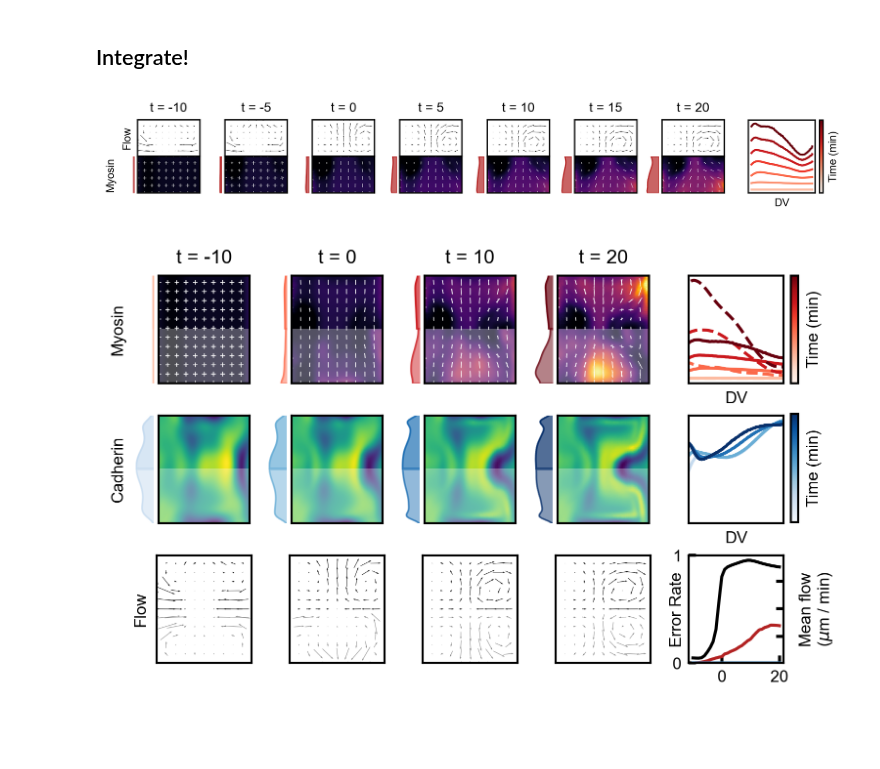
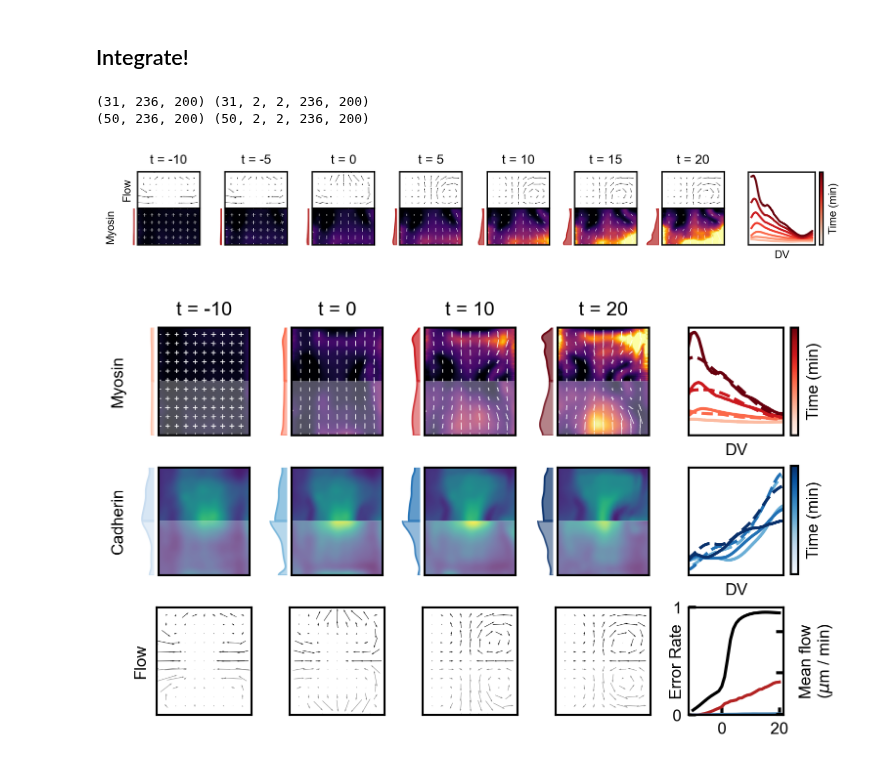
Before and after one commit to jcolen/drosophila_morphogenesis, a Jupyter notebook: ClosedLoop_NODE_Forecasting.ipynb, the cells around one changed output. Cells and saved outputs as stored; diff of their text form; code cells hidden in the pictures; blank space fills up the shorter version.

```diff
--- a/ClosedLoop_NODE_Forecasting.ipynb
+++ b/ClosedLoop_NODE_Forecasting.ipynb
@@ -571,10 +571,18 @@ class ClosedFlyLoop(nn.Module):
 
         #Closed loop PINN version 03282023
         #D_t m = -(0.644 - 1.09 s) m + (1.02 - 1.2 s){m, E_p} + (0.891 - 1.47 s) Tr(m) Gamma^{DV} + (0.866 - 1.43 s) Tr(m) m
-        mdot += -(0.64 - 1.09 * s) * m
-        mdot +=  (1.02 - 1.2 * s) * m * torch.einsum('kkyx->yx', E_passive)
-        mdot +=  (0.89 - 1.47 * s) * trm * self.gamma_dv
-        mdot +=  (0.87 - 1.43 * s) * trm * m
+        #mdot += -(0.64 - 1.09 * s) * m
+        #mdot +=  (1.02 - 1.2 * s) * m * torch.einsum('kkyx->yx', E_passive)
+        #mdot +=  (0.89 - 1.47 * s) * trm * self.gamma_dv
+        #mdot +=  (0.87 - 1.43 * s) * trm * m
+
+        #Version with ensemble Cadherin
+        #D_t m_ij  = 0.051 Static_DV Tr(m_ij) + -0.037 c Static_DV Tr(m_ij) + 0.077 c m_ij + -0.216 c m_ij Tr(E_full) + 1.003 c m_ij Tr(E_passive) + -0.528 c m_ij Tr(m_ij) + -0.085 m_ij + 1.465 m_ij Tr(E_full) + -1.814 m_ij Tr(E_passive) + 0.717 m_ij Tr(m_ij)
+        mdot += -(0.085 - 0.077 * s) * m
+        mdot +=  (0.717 - 0.528 * s) * trm * m
+        mdot +=  (0.051 - 0.037 * s) * trm * self.gamma_dv
+        mdot +=  (1.465 - 0.216 * s) * m * torch.einsum('kkyx->yx', E)
+        mdot += -(1.814 - 1.003 * s) * m * torch.einsum('kkyx->yx', E_passive)
 
         ydot = torch.cat([
             mdot.reshape([4, self.nDV, self.nAP]),
@@ -628,38 +636,42 @@ with h5py.File('Public/myosin_dynamics_fitting.h5', 'r') as h5f:
     sigma = 5
 
     t = data['fields/v'].attrs['t']
     t_mask = np.logical_and(t >= tmin, t <= tmax)
 
     m0 = data['fields/m_ij'][t_mask, ...][()]
-    s0 = data['X_raw/Dorsal_Source'][t_mask, ...][()]
+    s0 = data['X_raw/c'][t_mask, ...][()]
+    print(s0.shape, m0.shape)
+    print(data['X_raw/c'].shape, data['fields/m_ij'].shape)
 
     #s0 = np.load('ClosedLoopPINN/version_03232023/DorsalSource_IC.npy')[None]
-    s0 = np.load('ClosedLoopPINN/version_03282023/DorsalSource_IC.npy')[None]
+    #s0 = np.load('ClosedLoopPINN/version_03282023/DorsalSource_IC.npy')[None]
 
     #s0 = gaussian_filter(s0, sigma=(0, sigma, sigma))
     v0 = data['fields/v'][t_mask, ...][()]
     v0 = LeftRightSymmetrize().fit_transform(v0)
     t0 = t[t_mask, ...][()]
 
     #If we're using synthetic ICs, remove DV grading
-    m0_mean = np.mean(m0[0], axis=-2, keepdims=True)
-    m0[0] = np.broadcast_to(m0_mean, m0[0].shape)
+    #m0_mean = np.mean(m0[0], axis=-2, keepdims=True)
+    #m0[0] = np.broadcast_to(m0_mean, m0[0].shape)
 
 model, (m, s, v, t) = integrate(
     m0[0], s0[0], v_model,
-    t0, dv, ap, thresh=0.2)
-s0 = s
+    t0, dv, ap, thresh=0.)
+#s0 = s
 
 mnorm = np.linalg.norm(m0, axis=(1, 2))
 mmin = np.min(mnorm)
 mmax = np.max(mnorm)
 mask = np.s_[..., 20:-20, 0:-25]
 
 plot(m, v, t, dt=5, mmin=mmin, mmax=mmax, mask=mask)
 comparison_plot(m, m0,
                 s, s0,
                 v, v0,
                 t, dt=10)
 # %% [output]
+(31, 236, 200) (31, 2, 2, 236, 200)
+(50, 236, 200) (50, 2, 2, 236, 200)
-[figure, old version]
+[figure, new version]
-[figure, old version]
+[figure, new version]
```
Also changed, not shown: parts of 4 cells of this notebook, 4 other files.
